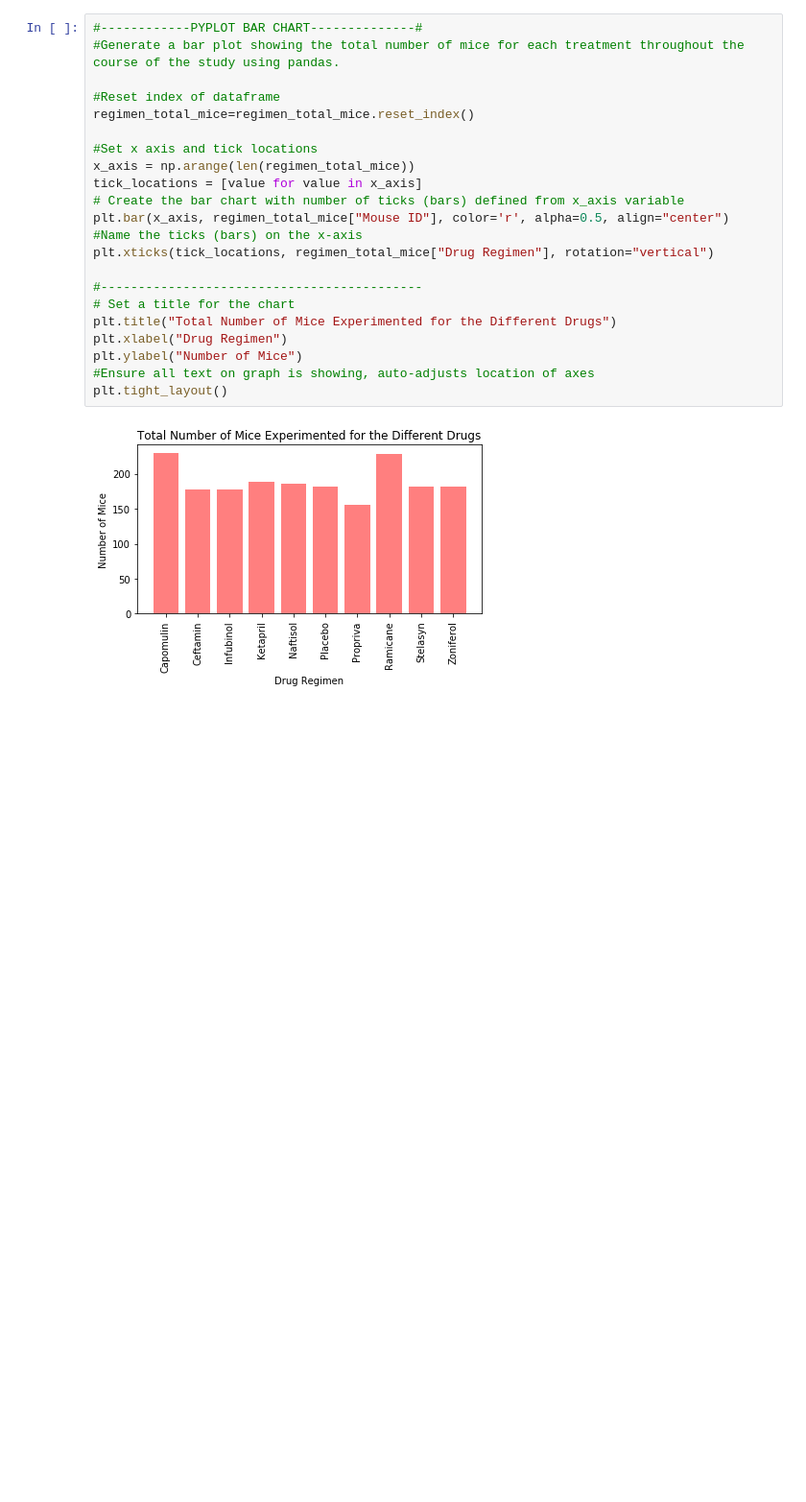
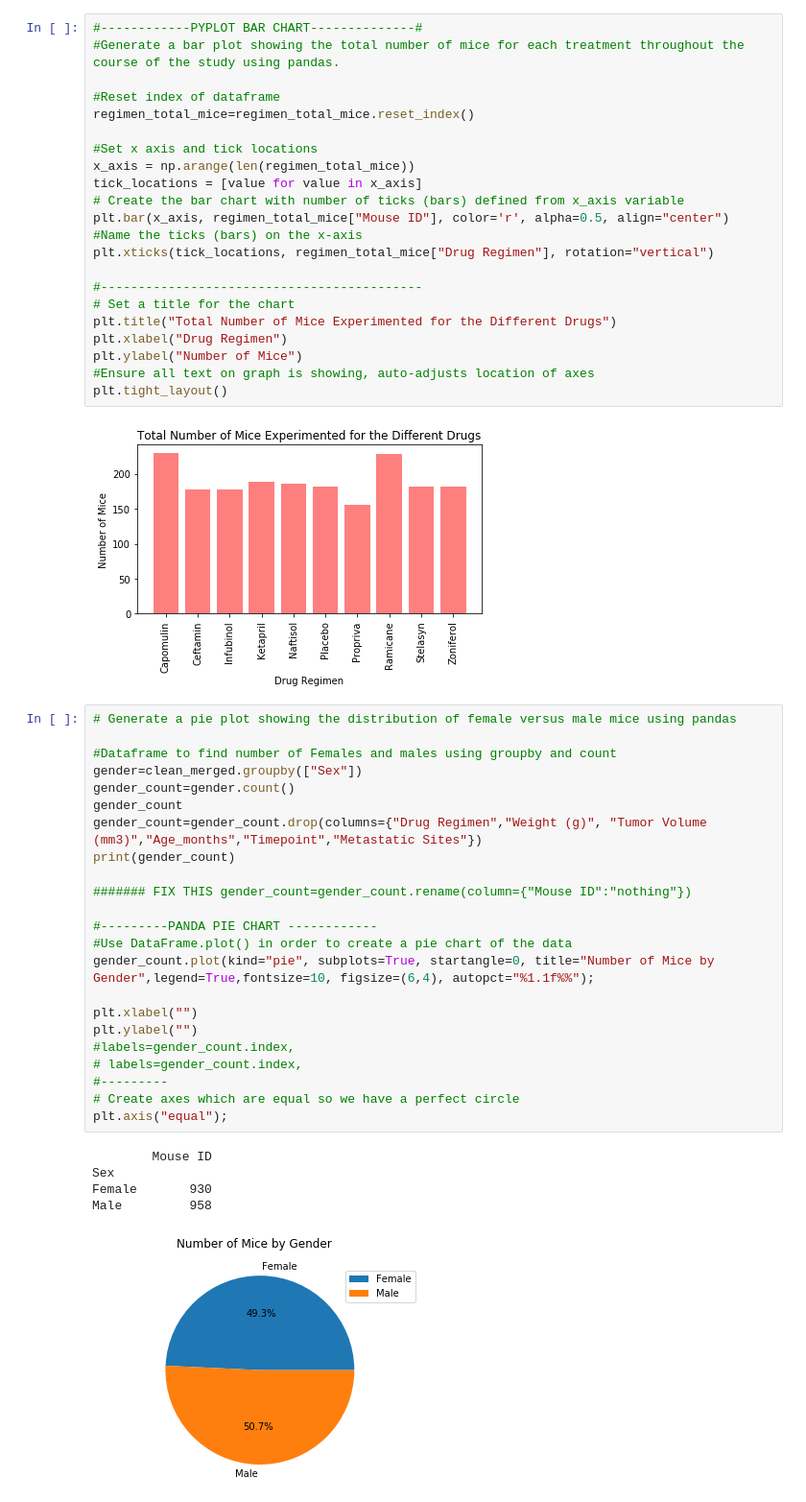
Before and after one commit to annabelcheong/matplotlib, a Jupyter notebook: pymaceuticals.ipynb, the cells around one changed output. Shown: that part at 96% size. Saved outputs shown, nothing was run; the diff lists cells and outputs as text; blank space fills up the shorter version.

```diff
--- a/pymaceuticals.ipynb
+++ b/pymaceuticals.ipynb
@@ -203,3 +199,32 @@ plt.ylabel("Number of Mice")
 plt.tight_layout()
 # %% [output]
 [figure]
+# %%
+# Generate a pie plot showing the distribution of female versus male mice using pandas
+
+#Dataframe to find number of Females and males using groupby and count
+gender=clean_merged.groupby(["Sex"])
+gender_count=gender.count()
+gender_count
+gender_count=gender_count.drop(columns={"Drug Regimen","Weight (g)", "Tumor Volume (mm3)","Age_months","Timepoint","Metastatic Sites"})
+print(gender_count)
+
+####### FIX THIS gender_count=gender_count.rename(column={"Mouse ID":"nothing"})
+
+#---------PANDA PIE CHART ------------
+#Use DataFrame.plot() in order to create a pie chart of the data
+gender_count.plot(kind="pie", subplots=True, startangle=0, title="Number of Mice by Gender",legend=True,fontsize=10, figsize=(6,4), autopct="%1.1f%%");
+
+plt.xlabel("")
+plt.ylabel("")
+#labels=gender_count.index,
+# labels=gender_count.index,
+#---------
+# Create axes which are equal so we have a perfect circle
+plt.axis("equal");
+# %% [output]
+        Mouse ID
+Sex
+Female       930
+Male         958
+[figure, added]
```
Also changed, not shown: parts of 10 cells of this notebook.
